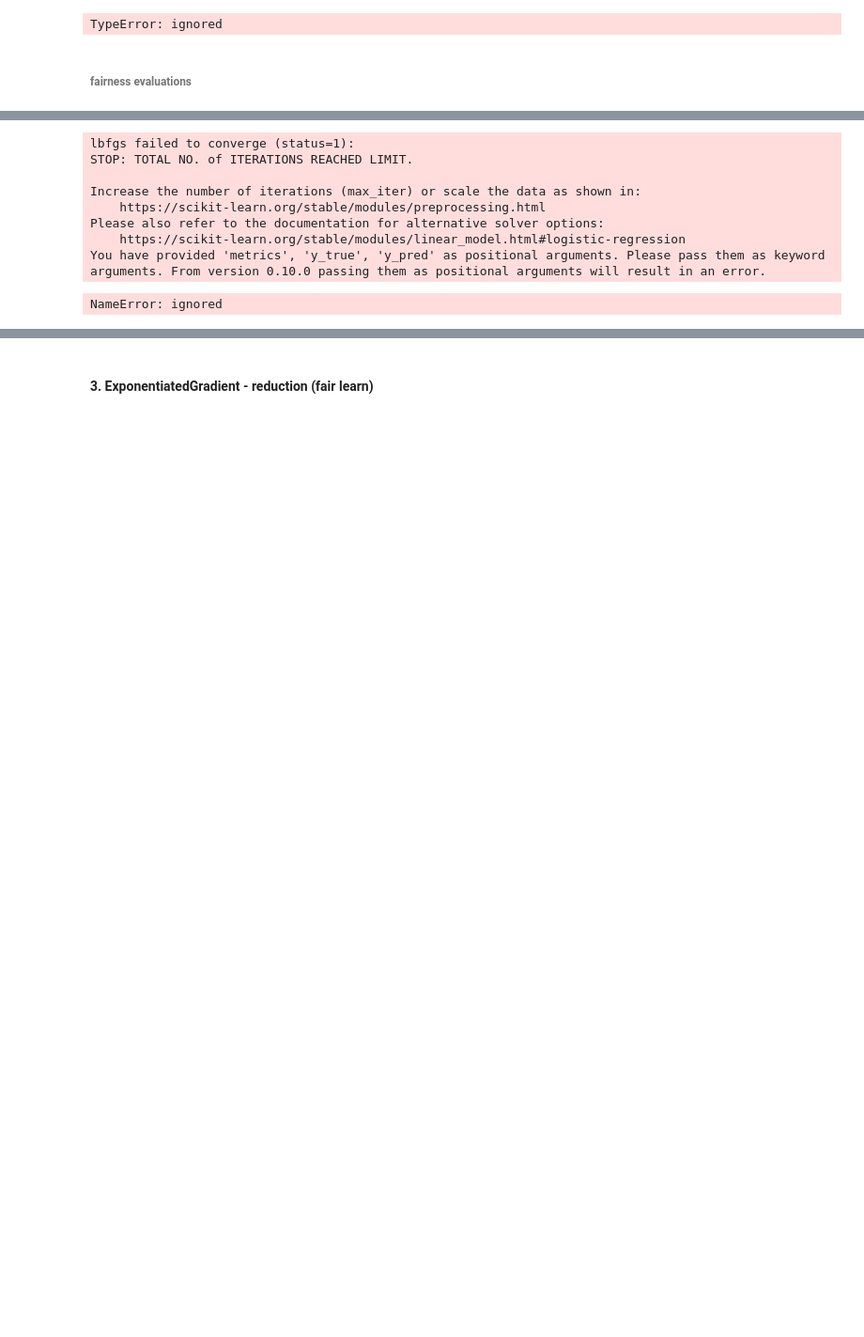
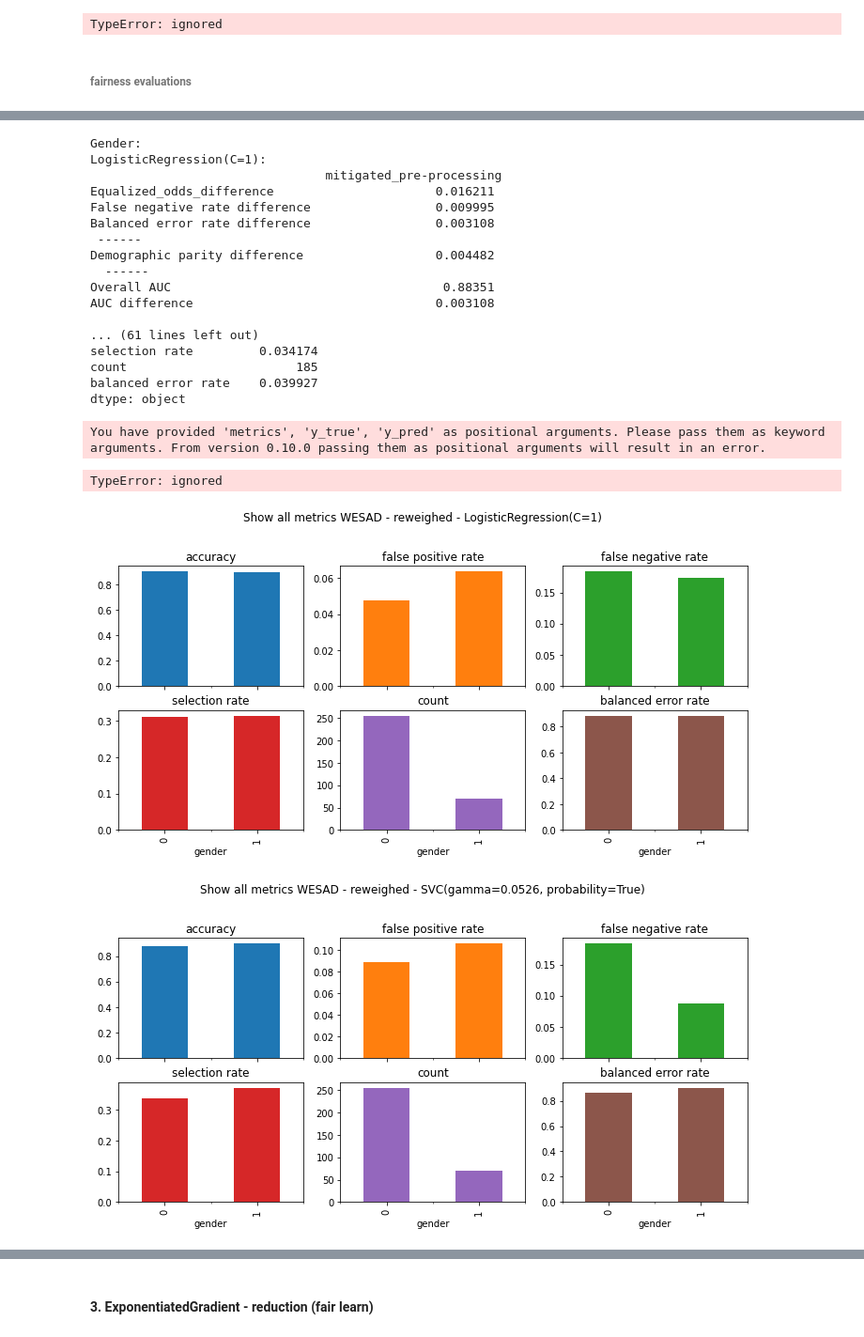
Before and after one commit to FHnt97/About_myself, a Jupyter notebook: WESAD_Debiasing_Classification_Algorithms_2_0_GENDER.ipynb, the cells around one changed output, grey strips where cells are left out. Shown: that part at 94% size. Saved outputs shown, nothing was run; the diff lists cells and outputs as text; code cells hidden in the pictures; blank space fills up the shorter version.

```diff
--- a/WESAD_Debiasing_Classification_Algorithms_2_0_GENDER.ipynb
+++ b/WESAD_Debiasing_Classification_Algorithms_2_0_GENDER.ipynb
@@ -610,4 +607,16 @@ for cls in classifiers:
 # The disaggregated metrics are stored in a pandas Series mf1.by_group:
   print(f"{cls}:\n {mf1.by_group}\n")
   print(f"{cls} difference:\n {mf1.difference(method='between_groups')}\n")
+
+
+
+  # visualize mitigated
+  mf1.by_group.plot(kind="bar",
+                #   ylim=[0, 1],
+                    subplots=True,
+                    layout=[3, 3],
+                    legend=False,
+                    figsize=[12, 8],
+                    title=f'Show all metrics WESAD - reweighed - {cls}',
+                    )
 # %% [output]
@@ -632,10 +631,22 @@ age
-lbfgs failed to converge (status=1):
-STOP: TOTAL NO. of ITERATIONS REACHED LIMIT.
+Gender:
+LogisticRegression(C=1):
+                                mitigated_pre-processing
+Equalized_odds_difference                      0.016211
+False negative rate difference                 0.009995
+Balanced error rate difference                 0.003108
+ ------
+Demographic parity difference                  0.004482
+  ------
+Overall AUC                                     0.88351
+AUC difference                                 0.003108
 
-Increase the number of iterations (max_iter) or scale the data as shown in:
-    https://scikit-learn.org/stable/modules/preprocessing.html
-Please also refer to the documentation for alternative solver options:
-    https://scikit-learn.org/stable/modules/linear_model.html#logistic-regression
-You have provided 'metrics', 'y_true', 'y_pred' as positional arguments. Please pass them as keyword arguments. From version 0.10.0 passing them as positional arguments will result in an error.
+... (61 lines left out)
+selection rate         0.034174
+count                       185
+balanced error rate    0.039927
+dtype: object
-NameError: ignored
+You have provided 'metrics', 'y_true', 'y_pred' as positional arguments. Please pass them as keyword arguments. From version 0.10.0 passing them as positional arguments will result in an error.
+TypeError: ignored
+[figure, added]
+[figure, added]
 # %% [markdown]
```
Also changed, not shown: parts of 11 cells of this notebook.
